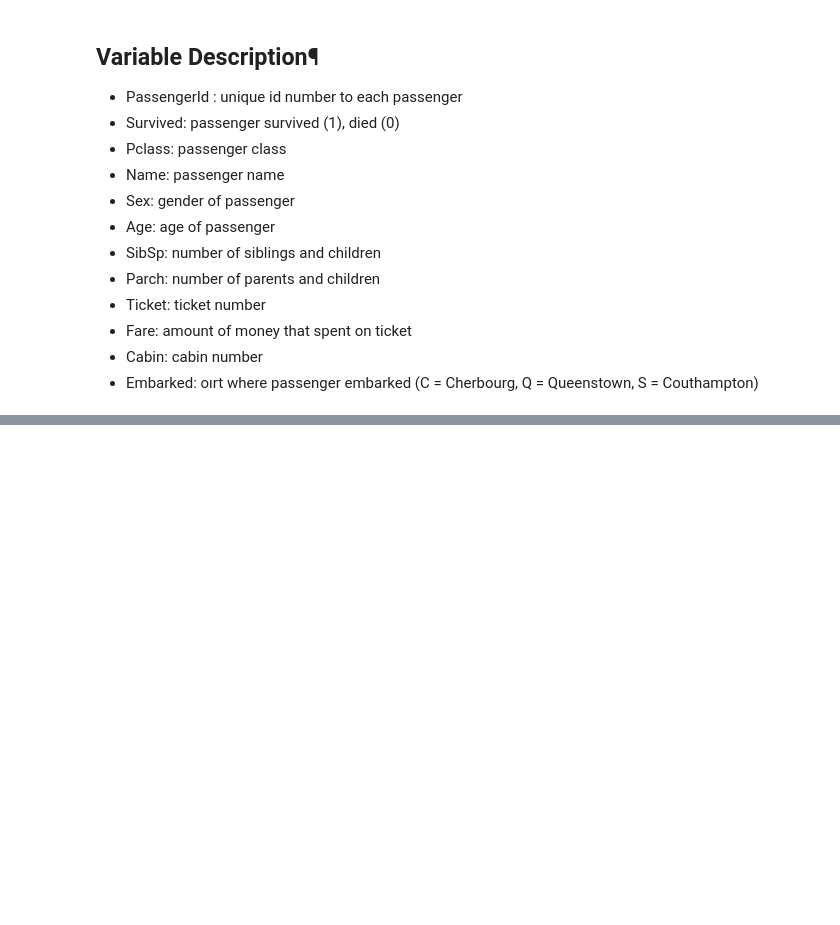
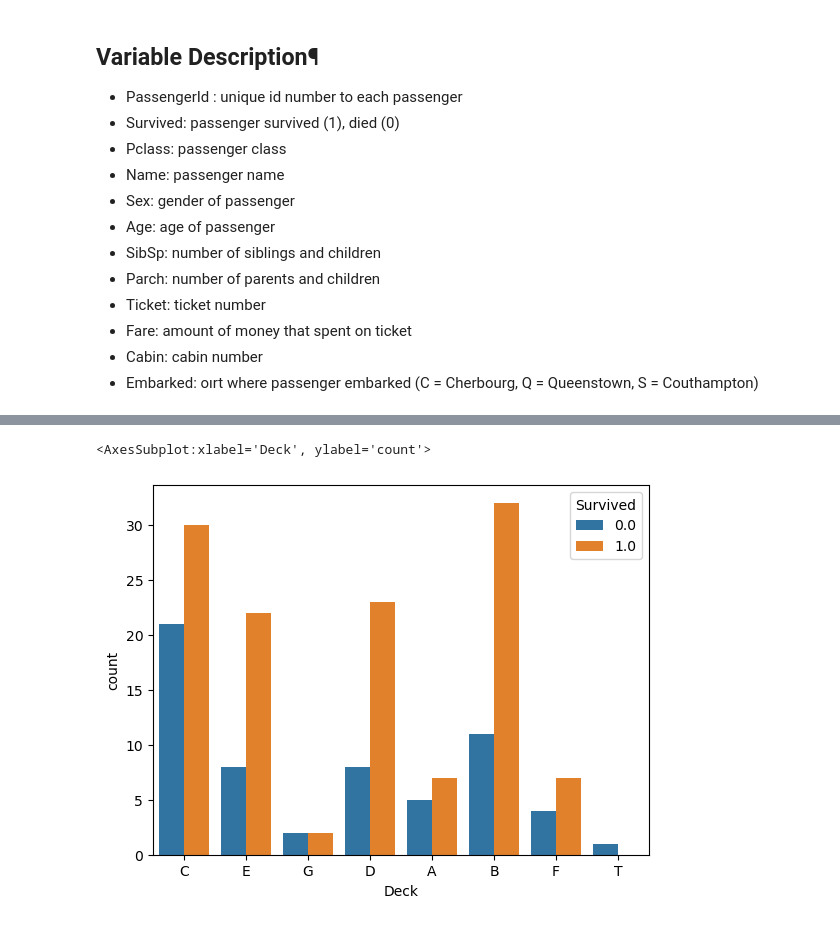
Before and after one commit to sagi778/Titanic_kaggle, a Jupyter notebook: titanic_model_training.ipynb, the cells around one changed output, grey strips where cells are left out. Drawn from its saved outputs; the diff is of its cells as text; code cells hidden in the pictures; blank space fills up the shorter version.

```diff
--- a/titanic_model_training.ipynb
+++ b/titanic_model_training.ipynb
@@ -55,0 +117,5 @@ memory usage: 83.7+ KB
+# %%
+sns.countplot(data=df,x='Deck',hue='Survived')
+# %% [output]
+<AxesSubplot:xlabel='Deck', ylabel='count'>
+[figure, added]
```
Also changed, not shown: parts of 32 cells of this notebook.
